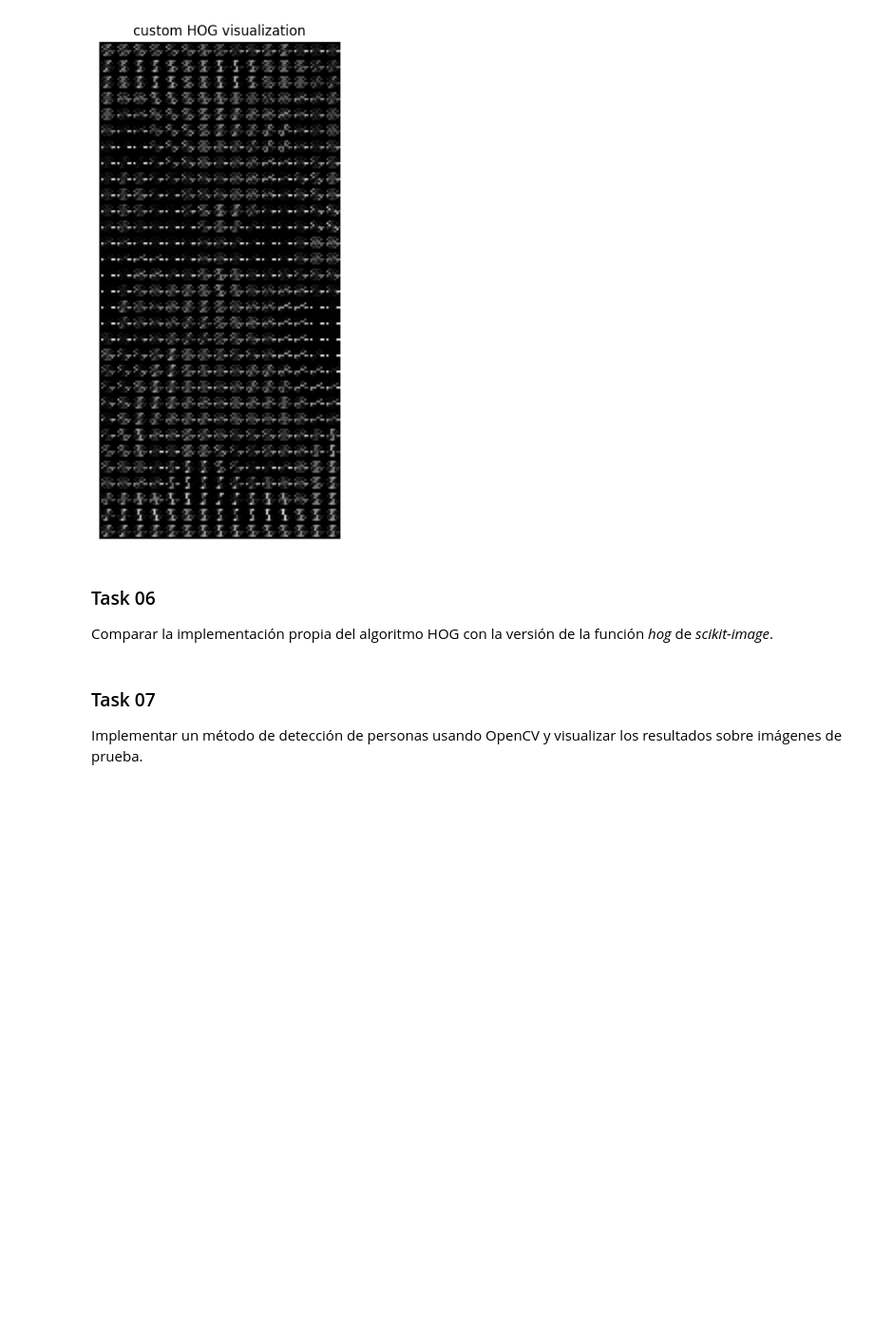
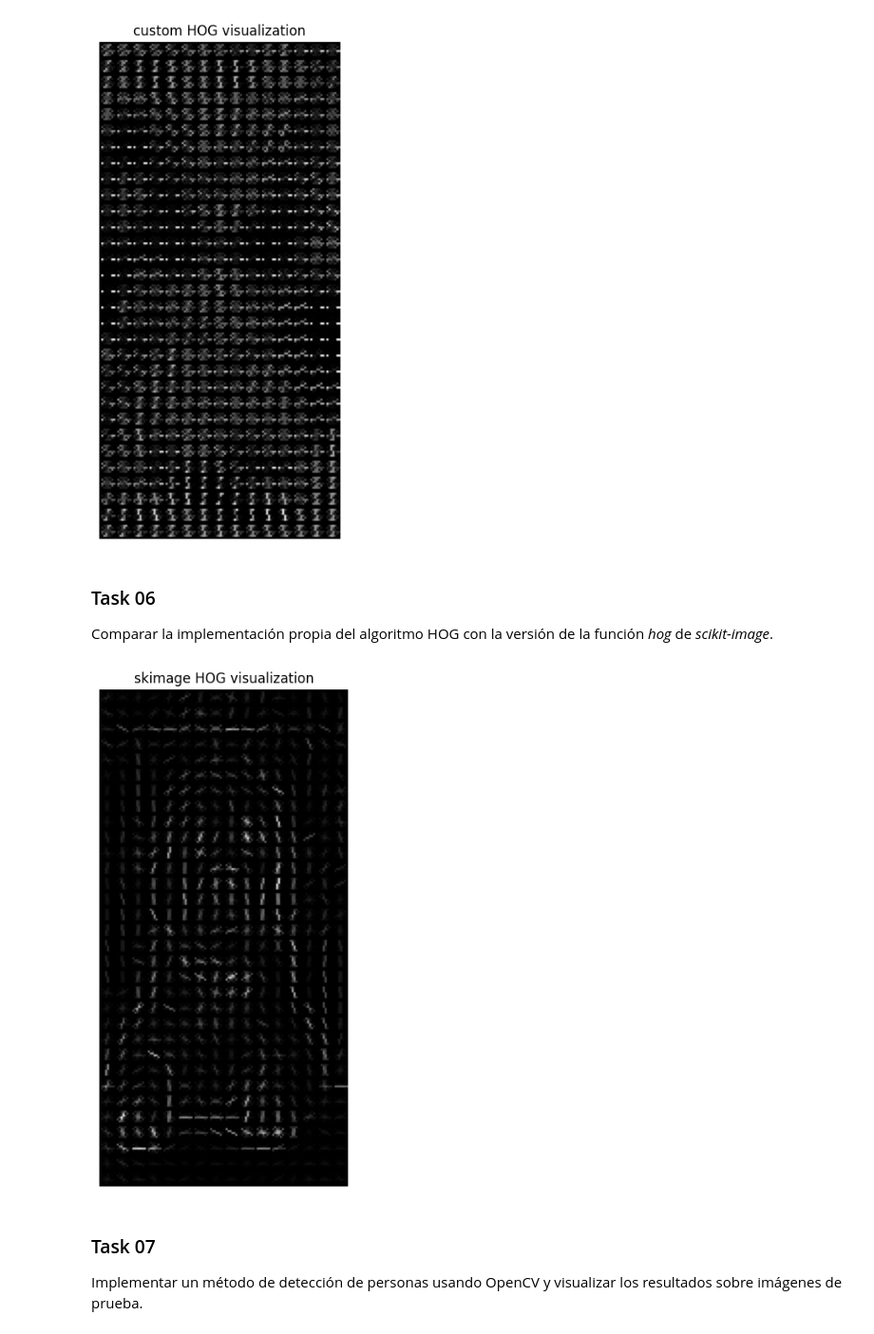
Before and after one commit to MelissaPerez09/Lab03-CC3102, a Jupyter notebook: src/lab03.ipynb, the cells around one changed output. Shown at 95% size. Drawn from its saved outputs; the diff is of its cells as text; code cells hidden in the pictures; blank space fills up the shorter version.

```diff
--- a/src/lab03.ipynb
+++ b/src/lab03.ipynb
@@ -289,6 +289,39 @@ plt.show()
 # %% [markdown]
 ### Task 06
 Comparar la implementación propia del algoritmo HOG con la versión de la función _hog_ de _scikit-image_.
+# %%
+from skimage.io import imread
+from skimage.color import rgb2gray
+from skimage.transform import resize
+
+# load the image using OpenCV (same as before)
+image = cv2.imread("./img/golden.jpeg")
+image_rgb = cv2.cvtColor(image, cv2.COLOR_BGR2RGB)
+
+# convert to grayscale (skimage uses float64, values between 0 and 1)
+gray_image = rgb2gray(image_rgb)
+
+# resize to (128k, 64k), here k = 2 → (256, 128)
+resized_gray = resize(gray_image, (256, 128), anti_aliasing=True)
+# %%
+from skimage.feature import hog
+
+# compute HOG using skimage
+fd, hog_image = hog(
+    resized_gray,
+    orientations=9,
+    pixels_per_cell=(8, 8),
+    cells_per_block=(2, 2),
+    visualize=True
+)
+# %%
+plt.figure(figsize=(8, 8))
+plt.imshow(hog_image, cmap='gray')
+plt.title("skimage HOG visualization")
+plt.axis('off')
+plt.show()
+# %% [output]
+[figure, added]
 # %% [markdown]
 ### Task 07
 Implementar un método de detección de personas usando OpenCV y visualizar los resultados sobre imágenes de prueba.
```
